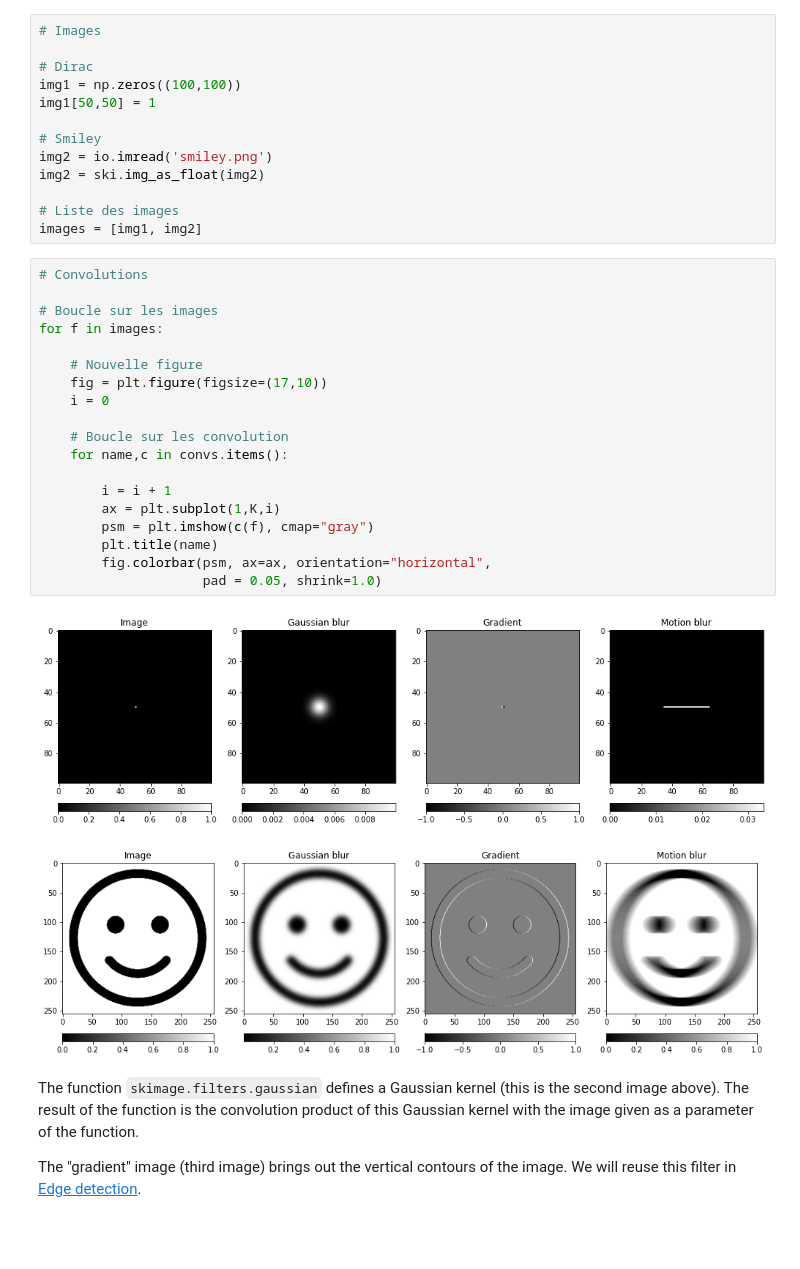
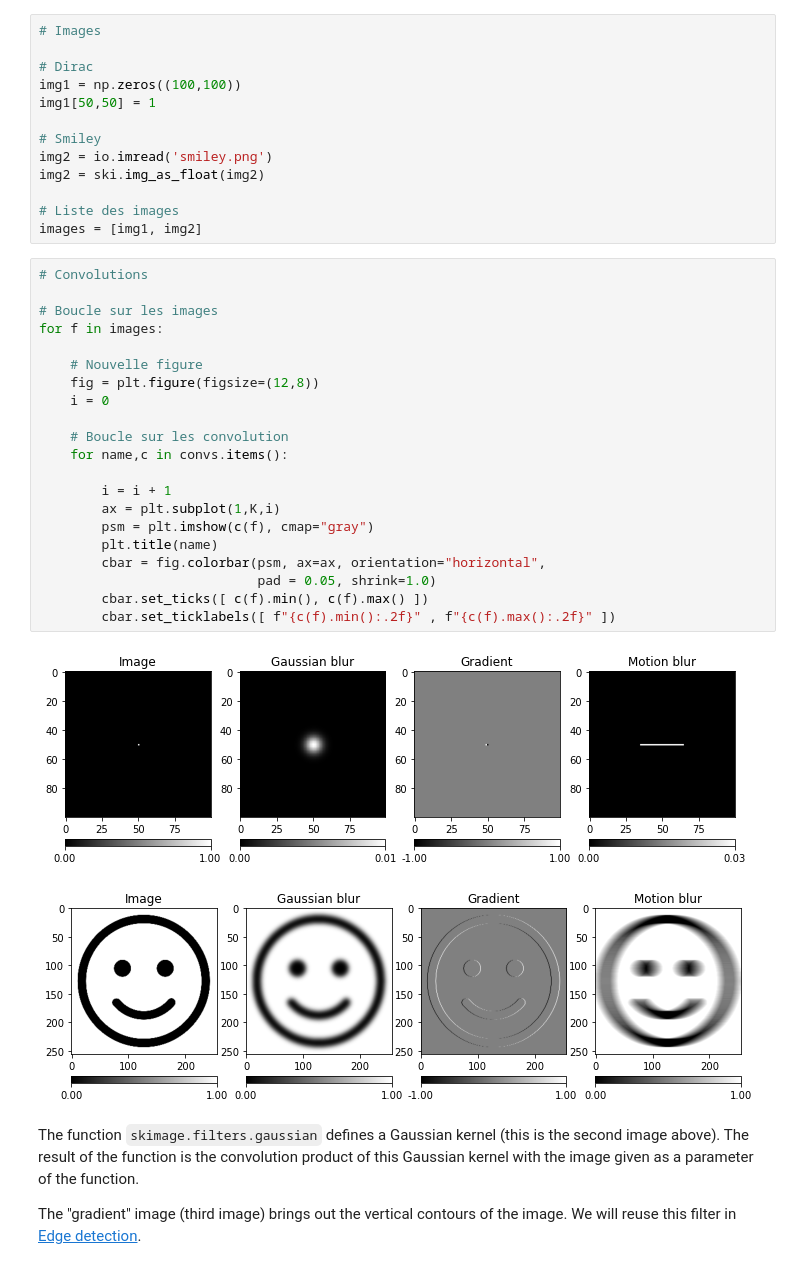
Before and after one commit to vincmazet/bip, a Jupyter notebook: _sources/labs/cor21.ipynb, the cells around one changed output. Saved outputs shown, nothing was run; the diff lists cells and outputs as text; blank space fills up the shorter version.

```diff
--- a/_sources/labs/cor21.ipynb
+++ b/_sources/labs/cor21.ipynb
@@ -100,25 +100,27 @@ images = [img1, img2]
 # %%
 # Convolutions
 
 # Boucle sur les images
 for f in images:
 
     # Nouvelle figure
-    fig = plt.figure(figsize=(17,10))
+    fig = plt.figure(figsize=(12,8))
     i = 0
 
     # Boucle sur les convolution
     for name,c in convs.items():
 
         i = i + 1
         ax = plt.subplot(1,K,i)
         psm = plt.imshow(c(f), cmap="gray")
         plt.title(name)
-        fig.colorbar(psm, ax=ax, orientation="horizontal",
-                     pad = 0.05, shrink=1.0)
+        cbar = fig.colorbar(psm, ax=ax, orientation="horizontal",
+                            pad = 0.05, shrink=1.0)
+        cbar.set_ticks([ c(f).min(), c(f).max() ])
+        cbar.set_ticklabels([ f"{c(f).min():.2f}" , f"{c(f).max():.2f}" ])
 # %% [output]
-[figure, old version]
+[figure, new version]
-[figure, old version]
+[figure, new version]
 # %% [markdown]
 The function `skimage.filters.gaussian` defines a Gaussian kernel (this is the second image above).
 The result of the function is the convolution product of this Gaussian kernel with the image given as a parameter of the function.
```
Also changed, not shown: parts of 2 cells of this notebook, 22 other files.
